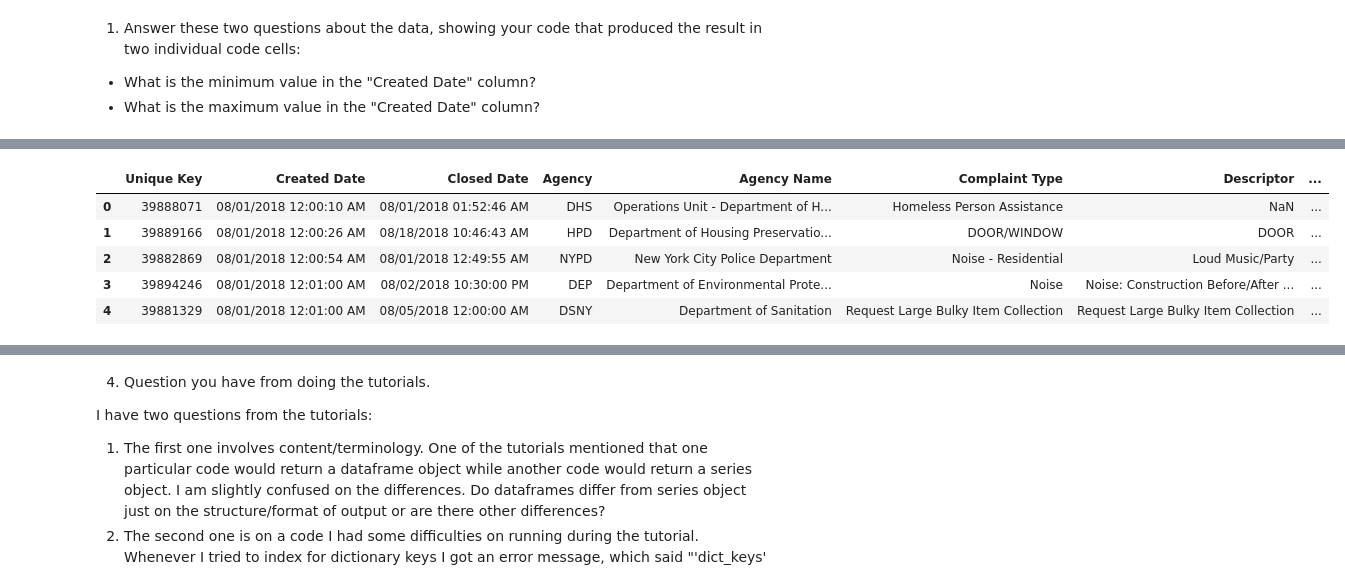
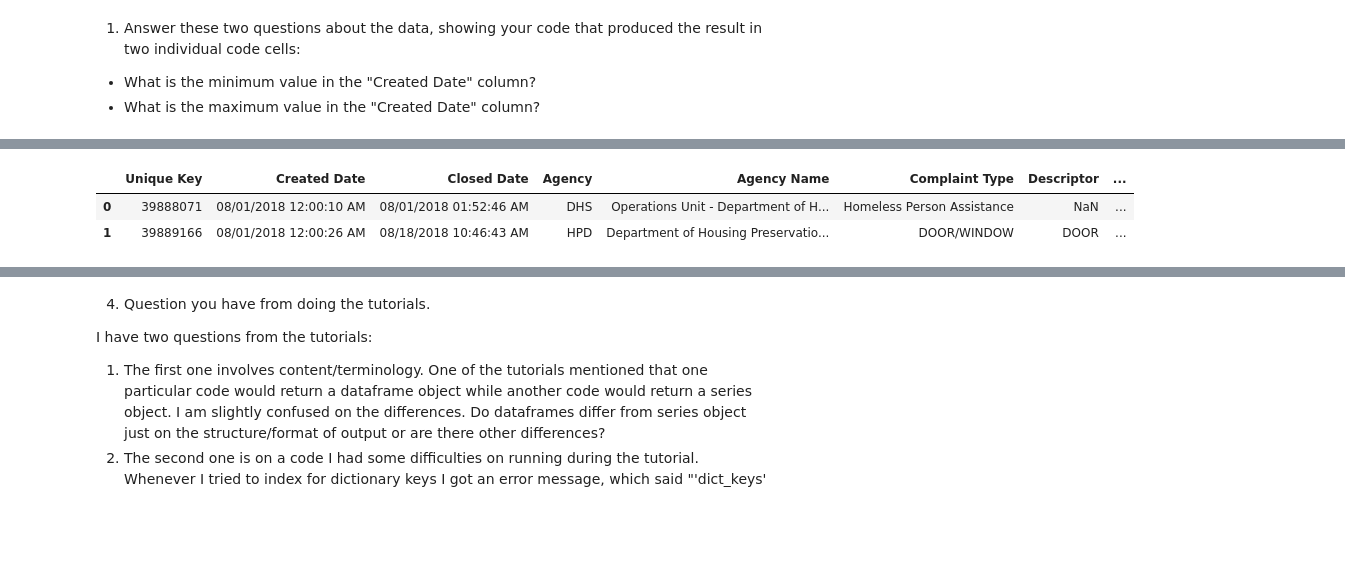
Before and after one commit to jenniferarzu/nyu-python-public-policy, a Jupyter notebook: HW1.ipynb, the cells around one changed output, grey strips where cells are left out. Saved outputs shown, nothing was run; the diff lists cells and outputs as text; code cells hidden in the pictures; blank space fills up the shorter version.

```diff
--- a/HW1.ipynb
+++ b/HW1.ipynb
@@ -24,9 +26,6 @@ df = pd.read_csv('/content/drive/My Drive/Data for Python/311_Service_Requests_2
 # %%
-df.head() #Answer 2a: The minimum value/lowest date value in the Created Date column is 08/01/2018 at 1:52:46 AM.
+df.head(2) #The actual real minimum value/lowest date value in the Created Date column is 08/01/2018 at 1:52:46 AM.
 # %% [output]
 |  | Unique Key | Created Date | Closed Date | Agency | Agency Name | Complaint Type | Descriptor | ... |
 | 0 | 39888071 | 08/01/2018 12:00:10 AM | 08/01/2018 01:52:46 AM | DHS | Operations Unit - Department of H... | Homeless Person Assistance | NaN | ... |
 | 1 | 39889166 | 08/01/2018 12:00:26 AM | 08/18/2018 10:46:43 AM | HPD | Department of Housing Preservatio... | DOOR/WINDOW | DOOR | ... |
-| 2 | 39882869 | 08/01/2018 12:00:54 AM | 08/01/2018 12:49:55 AM | NYPD | New York City Police Department | Noise - Residential | Loud Music/Party | ... |
-| 3 | 39894246 | 08/01/2018 12:01:00 AM | 08/02/2018 10:30:00 PM | DEP | Department of Environmental Prote... | Noise | Noise: Construction Before/After ... | ... |
-| 4 | 39881329 | 08/01/2018 12:01:00 AM | 08/05/2018 12:00:00 AM | DSNY | Department of Sanitation | Request Large Bulky Item Collection | Request Large Bulky Item Collection | ... |
```
Also changed, not shown: parts of 5 cells of this notebook.
